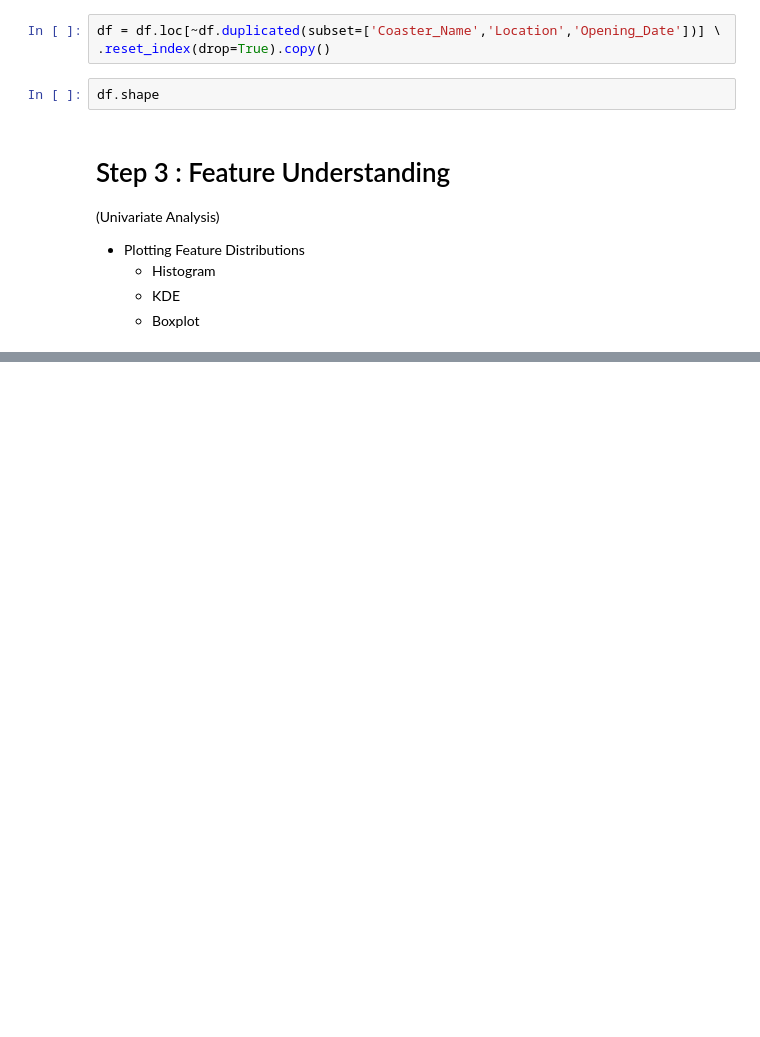
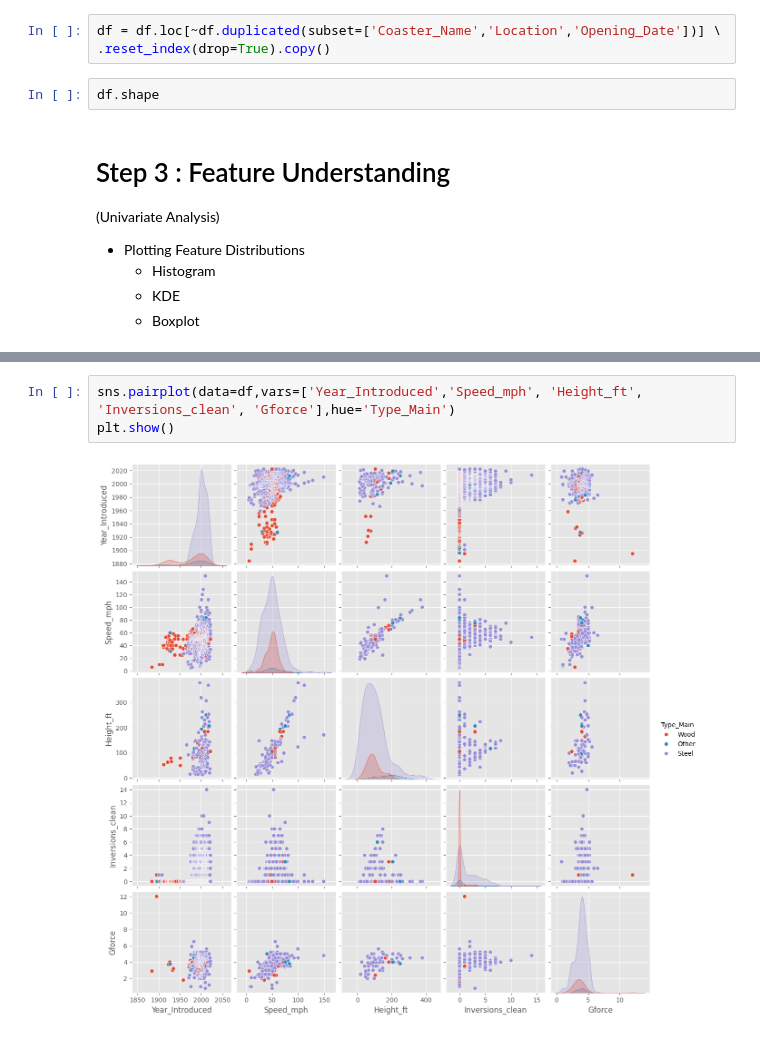
Before and after one commit to amrith-r-naik/MIT-Internship, a Jupyter notebook: EDA.ipynb, the cells around one changed output, grey strips where cells are left out. Drawn from its saved outputs; the diff is of its cells as text; blank space fills up the shorter version.

```diff
--- a/EDA.ipynb
+++ b/EDA.ipynb
@@ -121,0 +129,5 @@ Text(0.5, 0, 'Speed (mph)')
+# %%
+sns.pairplot(data=df,vars=['Year_Introduced','Speed_mph', 'Height_ft', 'Inversions_clean', 'Gforce'],hue='Type_Main')
+plt.show()
+# %% [output]
+[figure, added]
```
Also changed, not shown: parts of 8 cells of this notebook.
